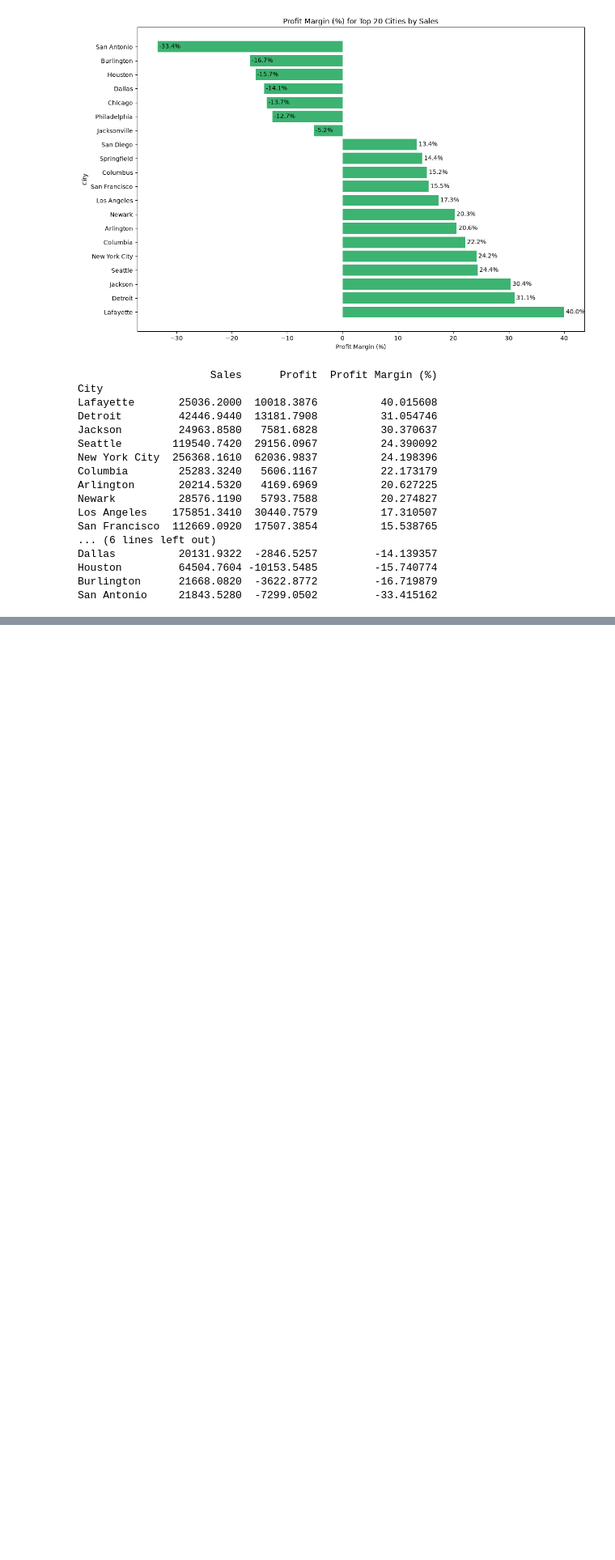
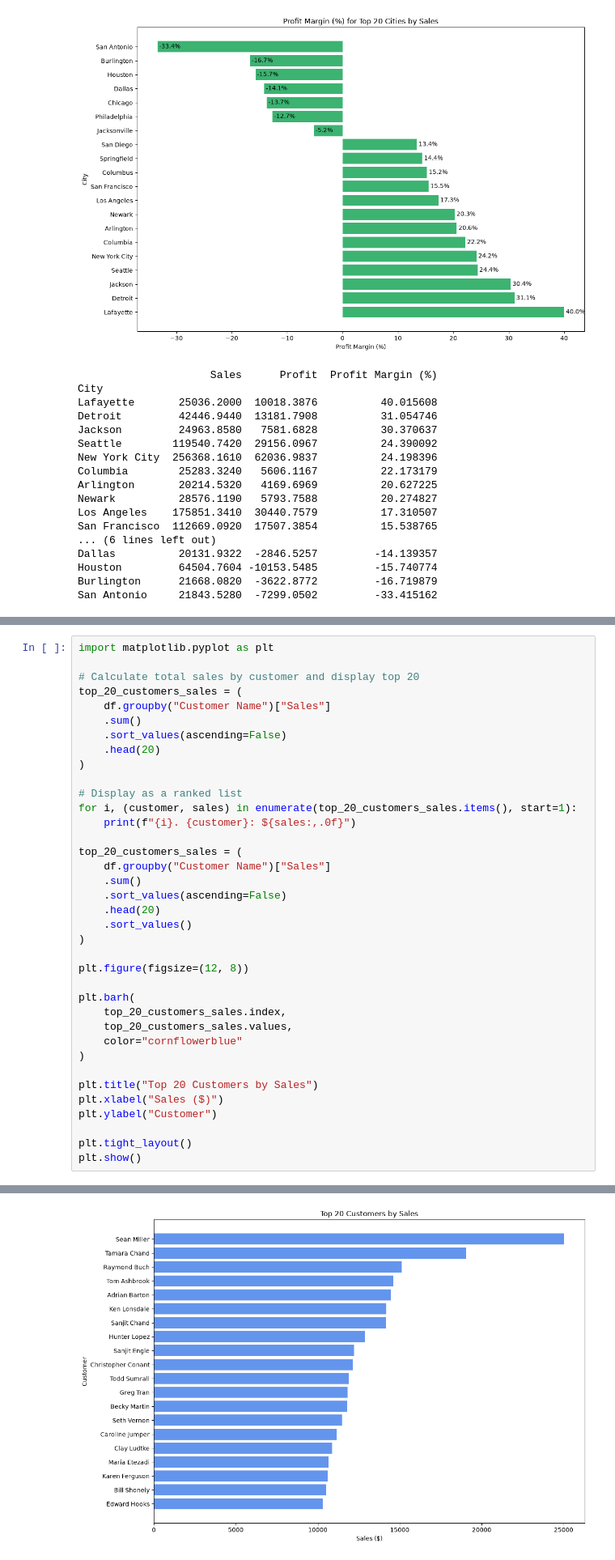
Before and after one commit to esti-sidley342/DI-Bootcamp-Stage1, a Jupyter notebook: Week4/Day1/MiniProject/MiniProject.ipynb, the cells around one changed output, grey strips where cells are left out. Shown at 81% size. Drawn from its saved outputs; the diff is of its cells as text; blank space fills up the shorter version.

```diff
--- a/Week4/Day1/MiniProject/MiniProject.ipynb
+++ b/Week4/Day1/MiniProject/MiniProject.ipynb
@@ -530,0 +570,38 @@ San Antonio     21843.5280  -7299.0502         -33.415162
+# %%
+import matplotlib.pyplot as plt
+
+# Calculate total sales by customer and display top 20
+top_20_customers_sales = (
+    df.groupby("Customer Name")["Sales"]
+    .sum()
+    .sort_values(ascending=False)
+    .head(20)
+)
+
+# Display as a ranked list
+for i, (customer, sales) in enumerate(top_20_customers_sales.items(), start=1):
+    print(f"{i}. {customer}: ${sales:,.0f}")
+
+top_20_customers_sales = (
+    df.groupby("Customer Name")["Sales"]
+    .sum()
+    .sort_values(ascending=False)
+    .head(20)
+    .sort_values()
+)
+
+plt.figure(figsize=(12, 8))
+
+plt.barh(
+    top_20_customers_sales.index,
+    top_20_customers_sales.values,
+    color="cornflowerblue"
+)
+
+plt.title("Top 20 Customers by Sales")
+plt.xlabel("Sales ($)")
+plt.ylabel("Customer")
+
+plt.tight_layout()
+plt.show()
+# %% [output]
@@ -530,0 +628 @@ San Antonio     21843.5280  -7299.0502         -33.415162
+[figure, added]
```
Also changed, not shown: parts of 6 cells of this notebook.
